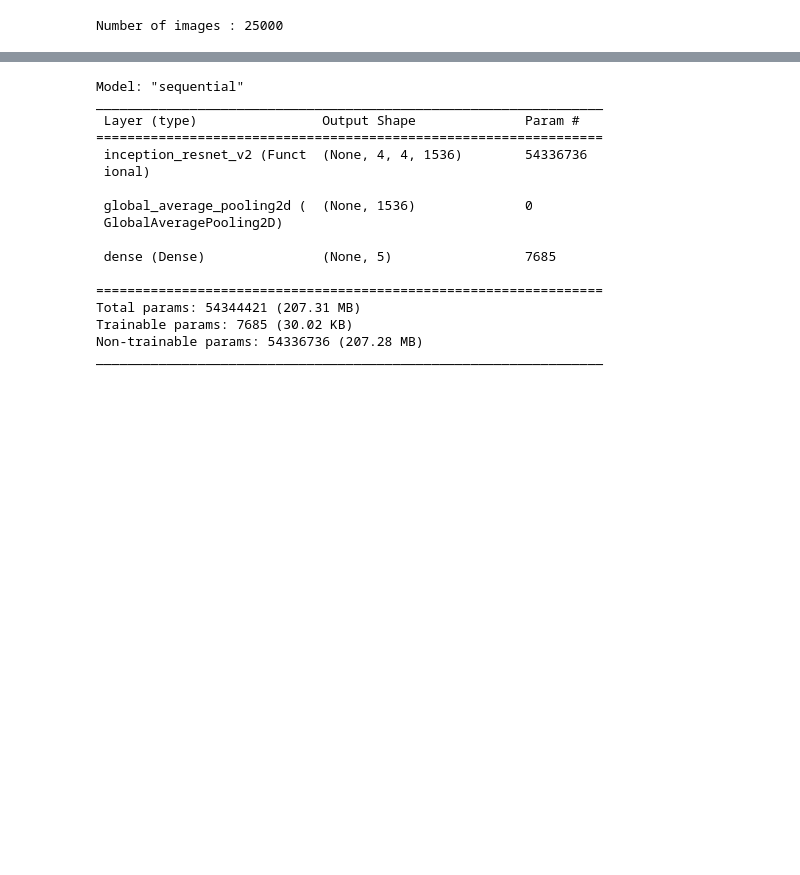
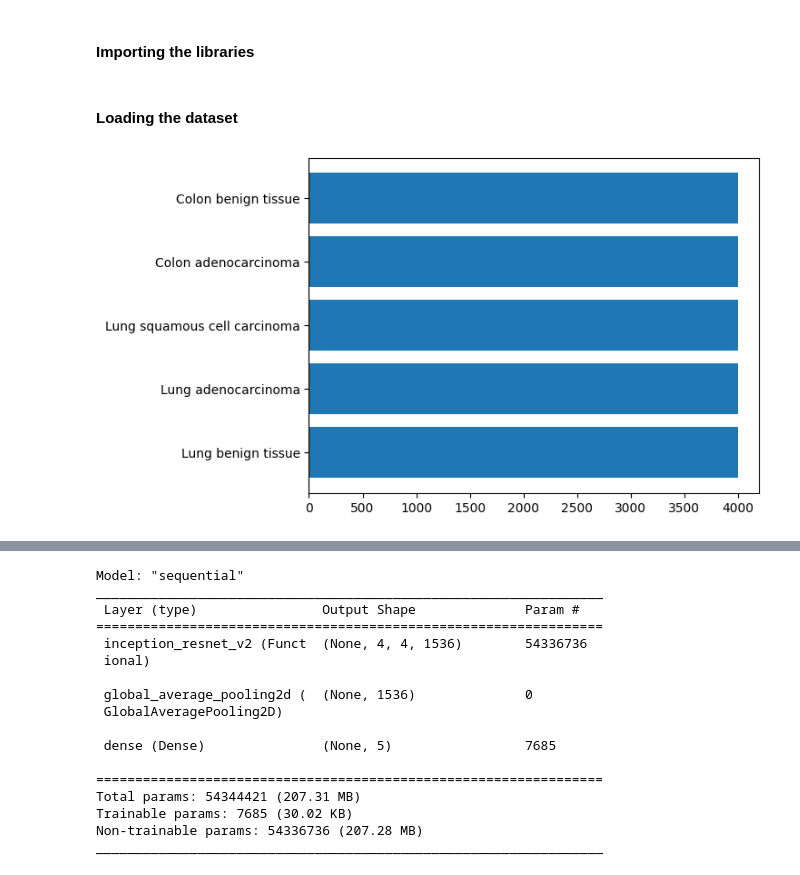
Before and after one commit to abijith-tk/DeepLearning, a Jupyter notebook: InceptionResnetV2/model.ipynb, the cells around one changed output, grey strips where cells are left out. Drawn from its saved outputs; the diff is of its cells as text; code cells hidden in the pictures; blank space fills up the shorter version.

```diff
--- a/InceptionResnetV2/model.ipynb
+++ b/InceptionResnetV2/model.ipynb
@@ -1,2 +1,4 @@
+# %% [markdown]
+#### Importing the libraries
 # %%
 import numpy as np
@@ -16,10 +21,10 @@ from tqdm import tqdm
+# %% [markdown]
+#### Loading the dataset
 # %%
-import pathlib
 
-dataset = pathlib.Path("lung_colon_image_set/")
+
+dataset = pathlib.Path("../lung_colon_image_set/")
 images = list(dataset.glob('*/*/*.jpeg'))
-
-print(f"Number of images : {len(images)}")
 
 lbt = dataset.glob('lung_image_sets/lung_n/*')
 laca = dataset.glob('lung_image_sets/lung_aca/*')
@@ -35,5 +40,8 @@ colon_benign_tissue = list(cbt)
 
 x = ['Lung benign tissue','Lung adenocarcinoma','Lung squamous cell carcinoma','Colon adenocarcinoma','Colon benign tissue']
 y = [len(lung_benign_tissue),len(lung_adenocarcinoma),len(lung_squamous_cell_carcinoma),len(colon_adenocarcinoma),len(colon_benign_tissue)]
-# %% [output]
-Number of images : 25000
+# %%
+plt.barh(x,y)
+plt.show()
+# %% [output]
+[figure, added]
```
Also changed, not shown: parts of 18 cells of this notebook, 1 other file.
